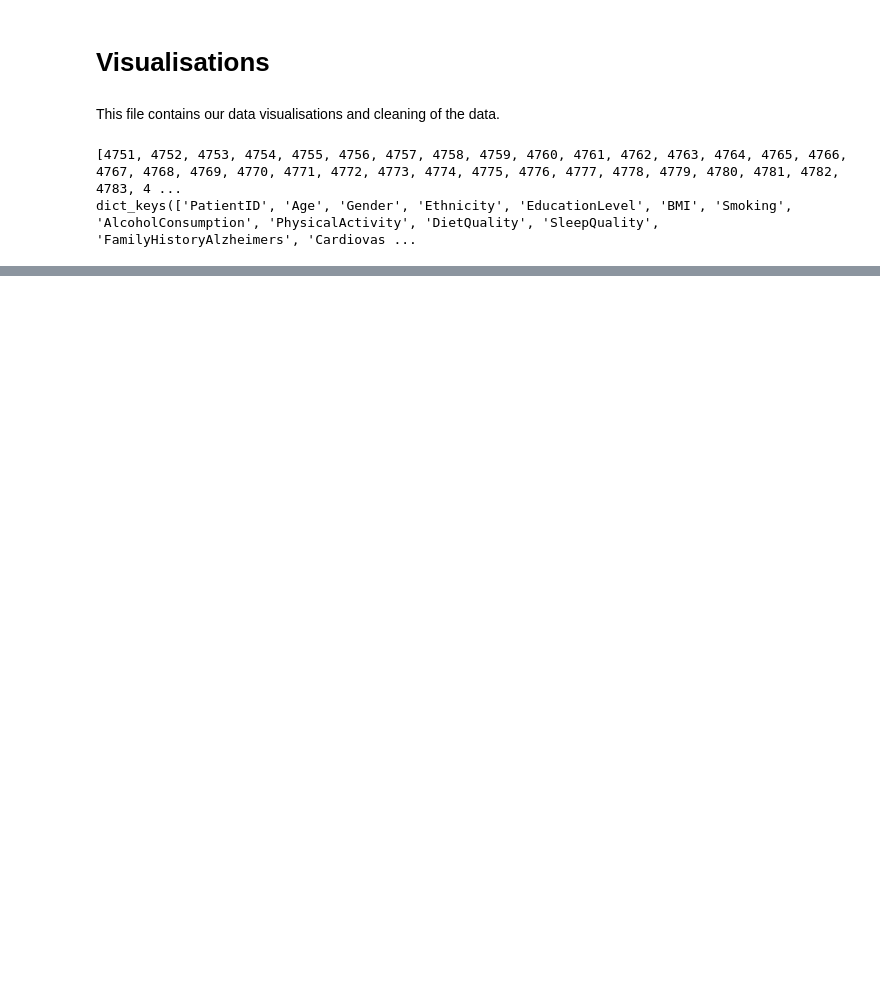
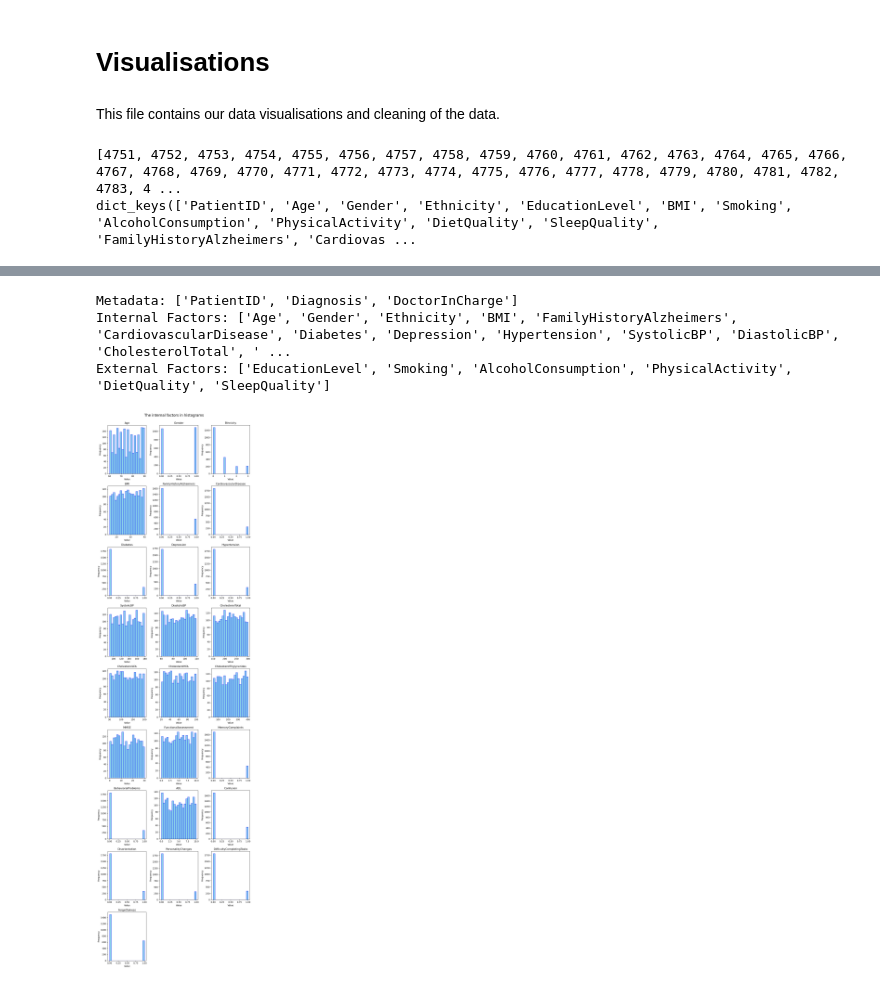
Before and after one commit to niconap/sda-project, a Jupyter notebook: visualisations.ipynb, the cells around one changed output, grey strips where cells are left out. Drawn from its saved outputs; the diff is of its cells as text; code cells hidden in the pictures; blank space fills up the shorter version.

Commit message:
Split data into categories and create histograms per category

```diff
--- a/visualisations.ipynb
+++ b/visualisations.ipynb
@@ -31,0 +46,49 @@ dict_keys(['PatientID', 'Age', 'Gender', 'Ethnicity', 'EducationLevel', 'BMI', '
+# %%
+# Split the dataset into the three categories described above:
+metadata_keys = ["PatientID", "Diagnosis", "DoctorInCharge"]
+internal_factors_keys = [
+    "Age", "Gender", "Ethnicity", "BMI", "FamilyHistoryAlzheimers",
+    "CardiovascularDisease", "Diabetes", "Depression", "Hypertension",
+    "SystolicBP", "DiastolicBP", "CholesterolTotal", "CholesterolLDL",
+    "CholesterolHDL", "CholesterolTriglycerides", "MMSE", "FunctionalAssessment",
+    "MemoryComplaints", "BehavioralProblems", "ADL", "Confusion",
+    "Disorientation", "PersonalityChanges", "DifficultyCompletingTasks",
+    "Forgetfulness"
+]
+external_factors_keys = ["EducationLevel", "Smoking", "AlcoholConsumption",
+                         "PhysicalActivity", "DietQuality", "SleepQuality"]
+
+metadata = {key: data[key] for key in metadata_keys if key in data}
+internal_factors = {key: data[key] for key in internal_factors_keys if key in data}
+external_factors = {key: data[key] for key in external_factors_keys if key in data}
+
+print("Metadata:", list(metadata.keys()))
+print("Internal Factors:", list(internal_factors.keys()))
+print("External Factors:", list(external_factors.keys()))
+# %% [output]
+Metadata: ['PatientID', 'Diagnosis', 'DoctorInCharge']
+Internal Factors: ['Age', 'Gender', 'Ethnicity', 'BMI', 'FamilyHistoryAlzheimers', 'CardiovascularDisease', 'Diabetes', 'Depression', 'Hypertension', 'SystolicBP', 'DiastolicBP', 'CholesterolTotal', ' ...
+External Factors: ['EducationLevel', 'Smoking', 'AlcoholConsumption', 'PhysicalActivity', 'DietQuality', 'SleepQuality']
+# %%
+# Plot the internal factors into an image with two columns
+num_plots = len(internal_factors)
+columns = 3
+rows = (num_plots + columns - 1) // columns
+
+fig, axes = plt.subplots(rows, columns, figsize=(10, rows * 4))
+fig.suptitle('The internal factors in histograms', fontsize=16)
+axes = axes.flatten()
+
+for i, (key, values) in enumerate(internal_factors.items()):
+    axes[i].hist(values, bins=20, color='skyblue', edgecolor='blue')
+    axes[i].set_title(key)
+    axes[i].set_xlabel('Value')
+    axes[i].set_ylabel('Frequency')
+
+for j in range(i + 1, len(axes)):
+    axes[j].axis('off')
+
+plt.tight_layout(rect=[0, 0, 1, 0.98])
+plt.show()
+# %% [output]
+[figure, added]
```
Also changed, not shown: parts of 4 cells of this notebook.
